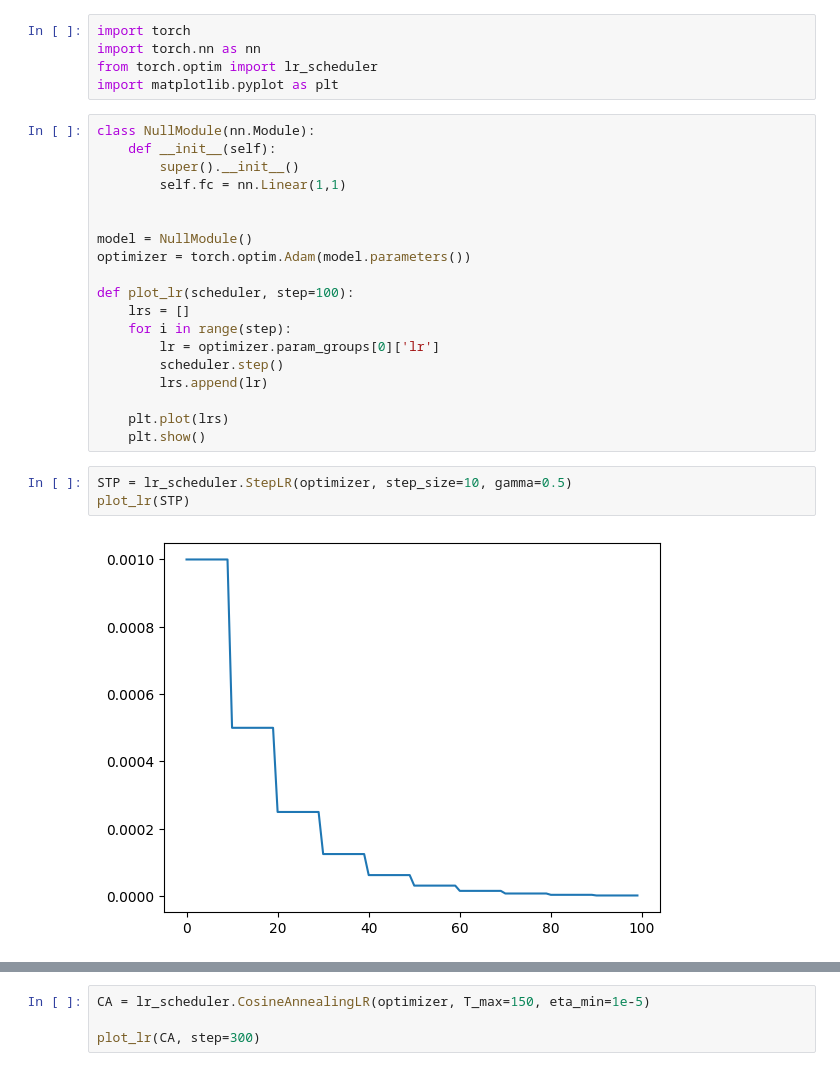
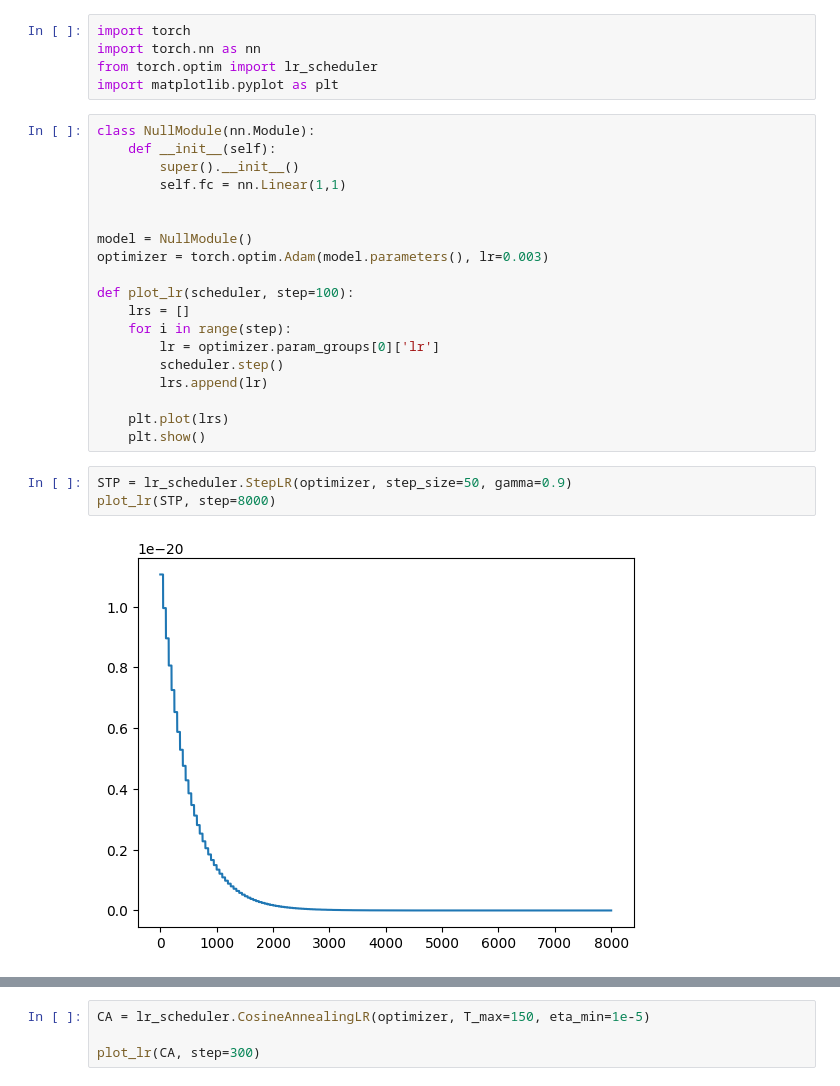
Before and after one commit to valsdav/MEMFlow, a Jupyter notebook: scripts/LearningRateScheduler.ipynb, the cells around one changed output, grey strips where cells are left out. Drawn from its saved outputs; the diff is of its cells as text.

```diff
--- a/scripts/LearningRateScheduler.ipynb
+++ b/scripts/LearningRateScheduler.ipynb
@@ -11,7 +11,7 @@ class NullModule(nn.Module):
 
 
 model = NullModule()
-optimizer = torch.optim.Adam(model.parameters())
+optimizer = torch.optim.Adam(model.parameters(), lr=0.003)
 
 def plot_lr(scheduler, step=100):
     lrs = []
@@ -23,7 +23,7 @@ def plot_lr(scheduler, step=100):
     plt.plot(lrs)
     plt.show()
 # %%
-STP = lr_scheduler.StepLR(optimizer, step_size=10, gamma=0.5)
-plot_lr(STP)
+STP = lr_scheduler.StepLR(optimizer, step_size=50, gamma=0.9)
+plot_lr(STP, step=8000)
 # %% [output]
-[figure, old version]
+[figure, new version]
```
Also changed, not shown: parts of 2 cells of this notebook, 1 other file.
